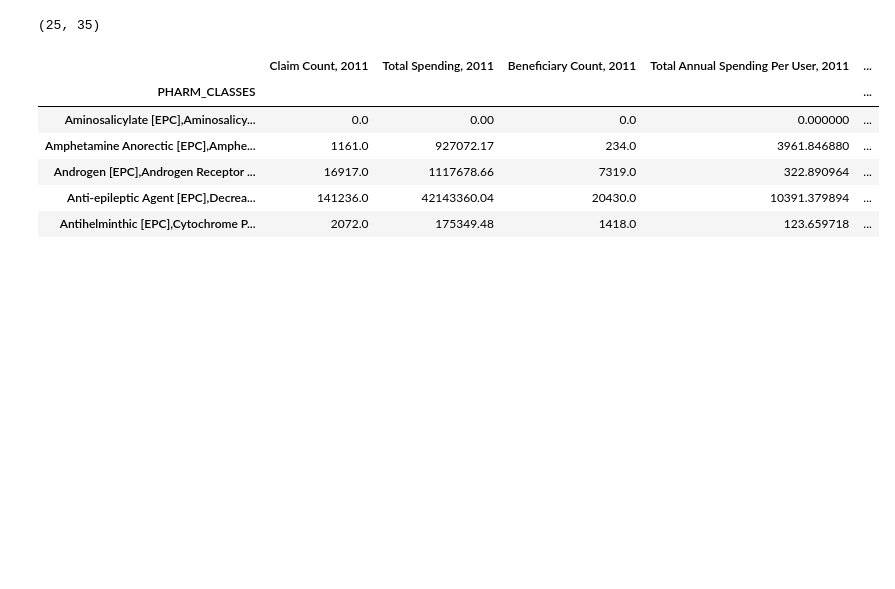
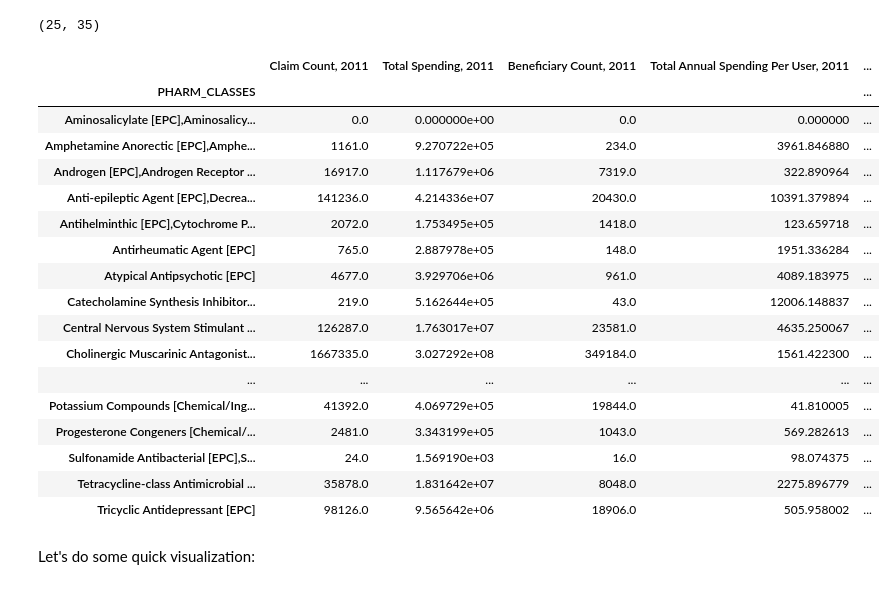
Before and after one commit to davidlibland/drug-spending, a Jupyter notebook: drugs_w_lrg_yr-yr_increases/Part_D_with_uses.ipynb, the cells around one changed output. Saved outputs shown, nothing was run; the diff lists cells and outputs as text; code cells hidden in the pictures; blank space fills up the shorter version.

```diff
--- a/drugs_w_lrg_yr-yr_increases/Part_D_with_uses.ipynb
+++ b/drugs_w_lrg_yr-yr_increases/Part_D_with_uses.ipynb
@@ -111,14 +127,27 @@ df_use_base.shape
 # %% [output]
 (25, 35)
 # %%
-df_use_base.head()
+df_use_base
 # %% [output]
 |  | Claim Count, 2011 | Total Spending, 2011 | Beneficiary Count, 2011 | Total Annual Spending Per User, 2011 | ... |
 | PHARM_CLASSES |  |  |  |  | ... |
-| Aminosalicylate [EPC],Aminosalicy... | 0.0 | 0.00 | 0.0 | 0.000000 | ... |
-| Amphetamine Anorectic [EPC],Amphe... | 1161.0 | 927072.17 | 234.0 | 3961.846880 | ... |
-| Androgen [EPC],Androgen Receptor ... | 16917.0 | 1117678.66 | 7319.0 | 322.890964 | ... |
-| Anti-epileptic Agent [EPC],Decrea... | 141236.0 | 42143360.04 | 20430.0 | 10391.379894 | ... |
-| Antihelminthic [EPC],Cytochrome P... | 2072.0 | 175349.48 | 1418.0 | 123.659718 | ... |
+| Aminosalicylate [EPC],Aminosalicy... | 0.0 | 0.000000e+00 | 0.0 | 0.000000 | ... |
+| Amphetamine Anorectic [EPC],Amphe... | 1161.0 | 9.270722e+05 | 234.0 | 3961.846880 | ... |
+| Androgen [EPC],Androgen Receptor ... | 16917.0 | 1.117679e+06 | 7319.0 | 322.890964 | ... |
+| Anti-epileptic Agent [EPC],Decrea... | 141236.0 | 4.214336e+07 | 20430.0 | 10391.379894 | ... |
+| Antihelminthic [EPC],Cytochrome P... | 2072.0 | 1.753495e+05 | 1418.0 | 123.659718 | ... |
+| Antirheumatic Agent [EPC] | 765.0 | 2.887978e+05 | 148.0 | 1951.336284 | ... |
+| Atypical Antipsychotic [EPC] | 4677.0 | 3.929706e+06 | 961.0 | 4089.183975 | ... |
+| Catecholamine Synthesis Inhibitor... | 219.0 | 5.162644e+05 | 43.0 | 12006.148837 | ... |
+| Central Nervous System Stimulant ... | 126287.0 | 1.763017e+07 | 23581.0 | 4635.250067 | ... |
+| Cholinergic Muscarinic Antagonist... | 1667335.0 | 3.027292e+08 | 349184.0 | 1561.422300 | ... |
+| ... | ... | ... | ... | ... | ... |
+| Potassium Compounds [Chemical/Ing... | 41392.0 | 4.069729e+05 | 19844.0 | 41.810005 | ... |
+| Progesterone Congeners [Chemical/... | 2481.0 | 3.343199e+05 | 1043.0 | 569.282613 | ... |
+| Sulfonamide Antibacterial [EPC],S... | 24.0 | 1.569190e+03 | 16.0 | 98.074375 | ... |
+| Tetracycline-class Antimicrobial ... | 35878.0 | 1.831642e+07 | 8048.0 | 2275.896779 | ... |
+| Tricyclic Antidepressant [EPC] | 98126.0 | 9.565642e+06 | 18906.0 | 505.958002 | ... |
 # %%
 df_use_base.to_csv('data/part_D_aggregated_over_uses.csv')
+# %% [markdown]
+Let's do some quick visualization:
```
Also changed, not shown: parts of 3 cells of this notebook, 1 other file.
